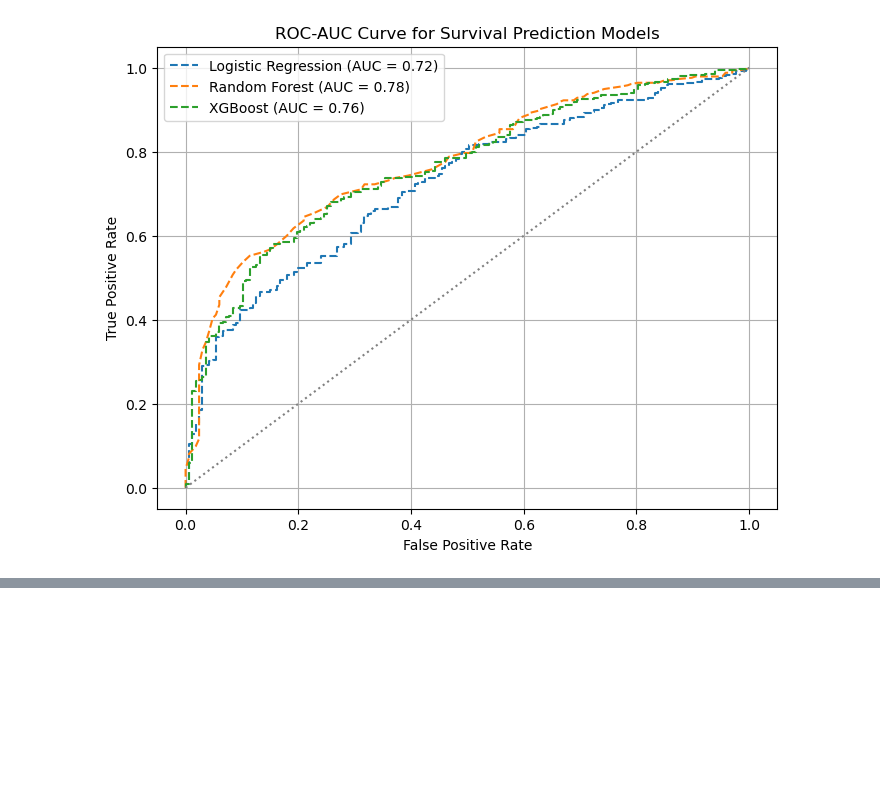
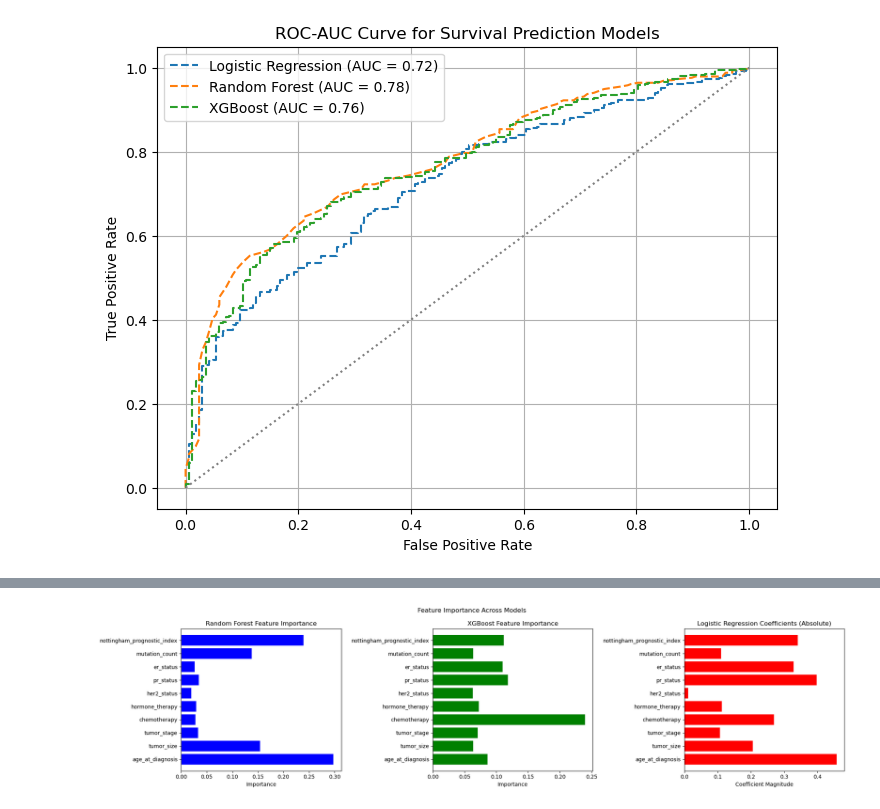
Before and after one commit to sowmyamaddali/Breast-Cancer--METABRIC, a Jupyter notebook: notebooks/machine_learning_models.ipynb, the cells around one changed output, grey strips where cells are left out. Cells and saved outputs as stored; diff of their text form; code cells hidden in the pictures; blank space fills up the shorter version.

```diff
--- a/notebooks/machine_learning_models.ipynb
+++ b/notebooks/machine_learning_models.ipynb
@@ -159,0 +183,37 @@ plt.show()
+# %%
+# extract feature importance from Random Forest and XGBoost
+feature_names = X.columns
+
+# Random Forest feature importance
+rf_importance = rf_model.feature_importances_
+
+# XGBoost Feature Importance
+xgb_importance = xgb_model.feature_importances_
+
+# Logistic Regression Coefficients
+log_reg_coefficients = np.abs(log_reg.coef_)[0]  # considering absolute values
+# %%
+# Create subplots
+fig, axes = plt.subplots(1, 3, figsize=(20, 5))
+fig.suptitle("Feature Importance Across Models")
+
+# Plot Random Forest Feature Importance
+axes[0].barh(feature_names, rf_importance, color="blue")
+axes[0].set_title("Random Forest Feature Importance")
+axes[0].set_xlabel("Importance")
+
+# Plot XGBoost Feature Importance
+axes[1].barh(feature_names, xgb_importance, color="green")
+axes[1].set_title("XGBoost Feature Importance")
+axes[1].set_xlabel("Importance")
+
+# Plot Logistic Regression Coefficients
+axes[2].barh(feature_names, log_reg_coefficients, color="red")
+axes[2].set_title("Logistic Regression Coefficients (Absolute)")
+axes[2].set_xlabel("Coefficient Magnitude")
+
+# Adjust layout and show plot
+plt.tight_layout()
+plt.show()
+# %% [output]
+[figure, added]
```
Also changed, not shown: parts of 3 cells of this notebook.
